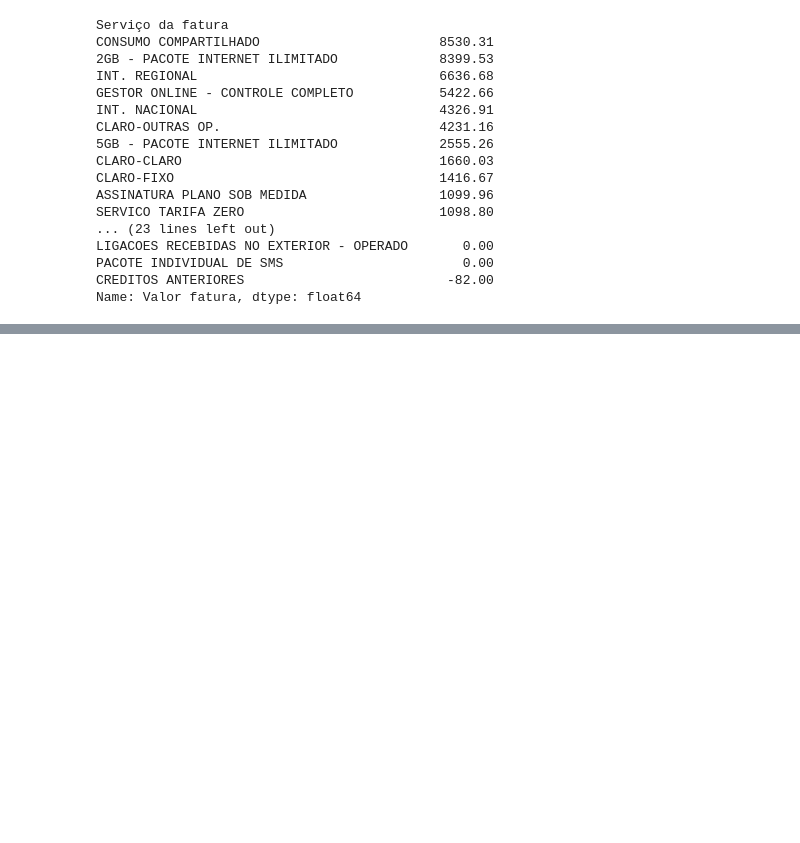
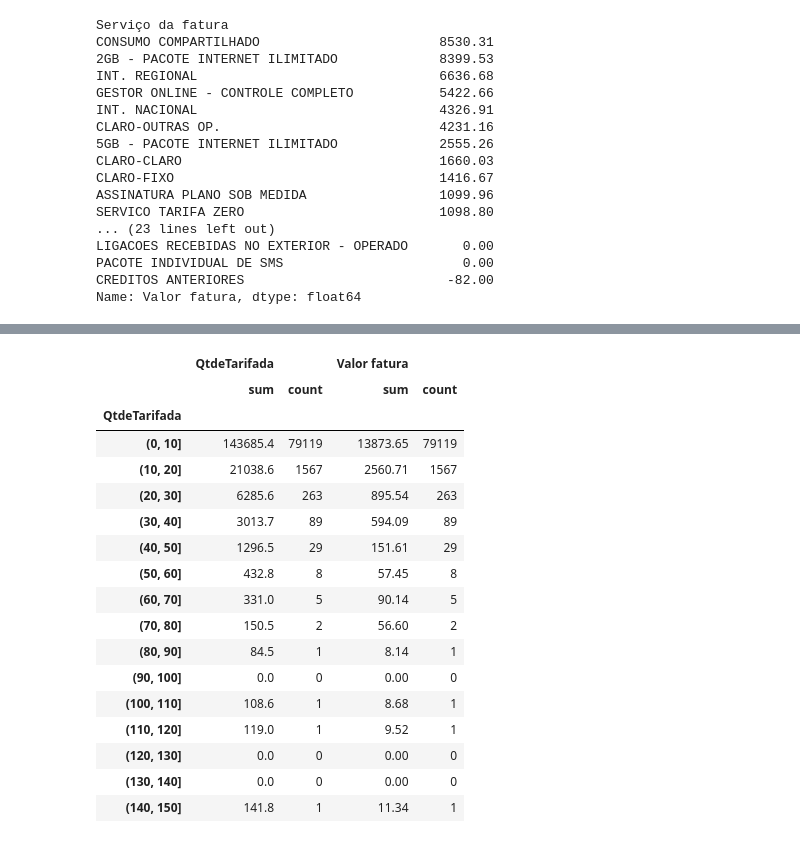
Before and after one commit to victorvilar/bd, a Jupyter notebook: Notebook TCC.ipynb, the cells around one changed output, grey strips where cells are left out. Saved outputs shown, nothing was run; the diff lists cells and outputs as text; code cells hidden in the pictures; blank space fills up the shorter version.

```diff
--- a/Notebook TCC.ipynb
+++ b/Notebook TCC.ipynb
@@ -25,6 +23,8 @@ df.head(2)
 #Replacing the decimal mark to '.' and thousand mark to empty
 df['Valor fatura'] = df['Valor fatura'].str.replace('.','')
 df['Valor fatura'] = df['Valor fatura'].str.replace(',','.')
+df['Qtde tarifada'] = df['Qtde tarifada'].str.replace('.','')
+df['Qtde tarifada'] = df['Qtde tarifada'].str.replace(',','.')
 # %%
 #Checking types
 df.dtypes
@@ -52,6 +52,7 @@ df.Origem = df.Origem.astype(object)
 df['Valor fatura'] = df['Valor fatura'].astype(float)
 df['Data serviço'] = pd.to_datetime(df['Data serviço'], format='%d/%m/%Y')
 df['Hora serviço'] = pd.to_datetime(df['Hora serviço'], format='%H:%M:%S')
+df['Qtde tarifada'] = df['Qtde tarifada'].astype(float)
 # %%
 #Checking types once again
 df.dtypes
@@ -224,3 +256,32 @@ Name: Valor fatura, dtype: float64
+# %%
+#Identifying hours
+duracao = servicosUso1[['Qtde tarifada', 'Valor fatura']]
+duracao = duracao.rename(columns={'Qtde tarifada': 'QtdeTarifada'})
+#duracao = duracao.set_index('Qtde tarifada')
+#ranges = [0,10,20,30,40,50,60,70,80,90,100]
+ranges = np.arange(0,160,10)
+
+duracao = duracao.groupby(pd.cut(duracao.QtdeTarifada, ranges)).agg(['sum','count']).fillna(0)
+duracao
+# %% [output]
+|  | QtdeTarifada |  | Valor fatura |  |
+|  | sum | count | sum | count |
+| QtdeTarifada |  |  |  |  |
+| (0, 10] | 143685.4 | 79119 | 13873.65 | 79119 |
+| (10, 20] | 21038.6 | 1567 | 2560.71 | 1567 |
+| (20, 30] | 6285.6 | 263 | 895.54 | 263 |
+| (30, 40] | 3013.7 | 89 | 594.09 | 89 |
+| (40, 50] | 1296.5 | 29 | 151.61 | 29 |
+| (50, 60] | 432.8 | 8 | 57.45 | 8 |
+| (60, 70] | 331.0 | 5 | 90.14 | 5 |
+| (70, 80] | 150.5 | 2 | 56.60 | 2 |
+| (80, 90] | 84.5 | 1 | 8.14 | 1 |
+| (90, 100] | 0.0 | 0 | 0.00 | 0 |
+| (100, 110] | 108.6 | 1 | 8.68 | 1 |
+| (110, 120] | 119.0 | 1 | 9.52 | 1 |
+| (120, 130] | 0.0 | 0 | 0.00 | 0 |
+| (130, 140] | 0.0 | 0 | 0.00 | 0 |
+| (140, 150] | 141.8 | 1 | 11.34 | 1 |
 # %%
 Gráficos
 Serviços que geram maior custo [OK]
```
Also changed, not shown: parts of 8 cells of this notebook.
